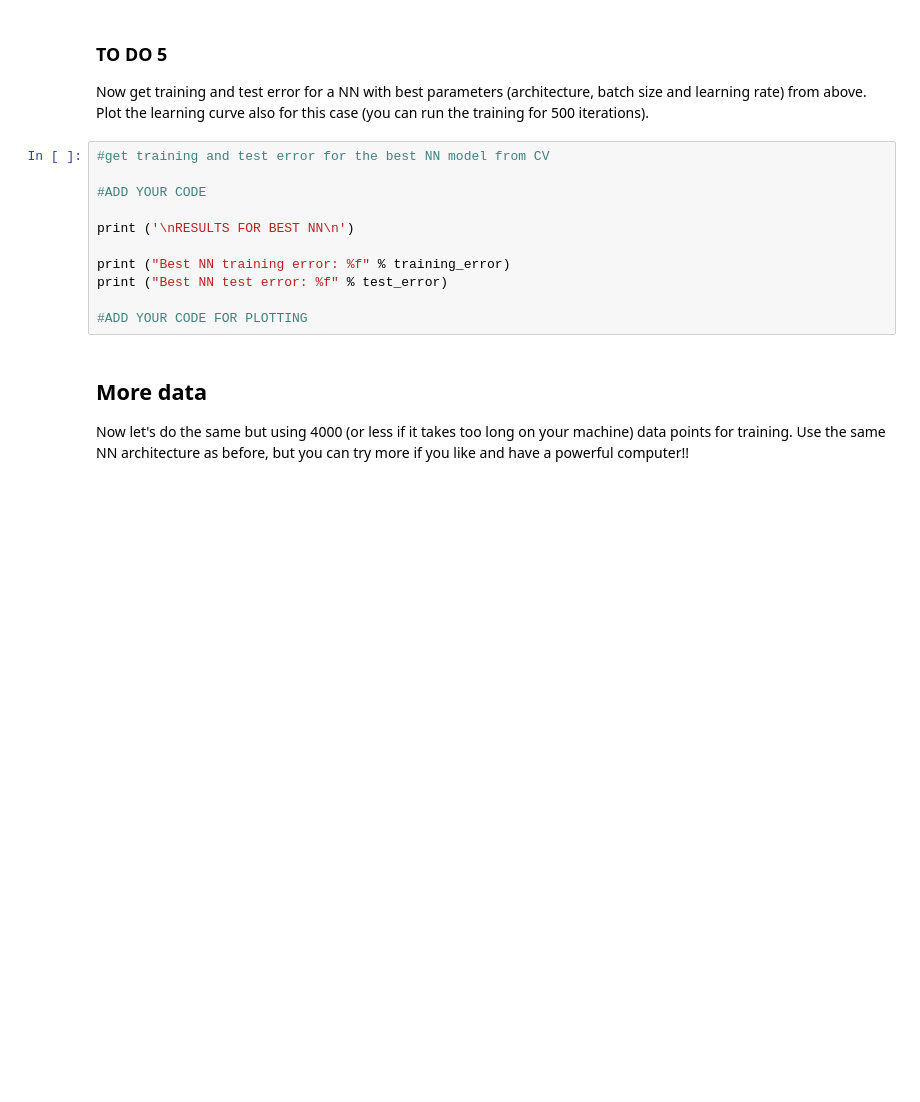
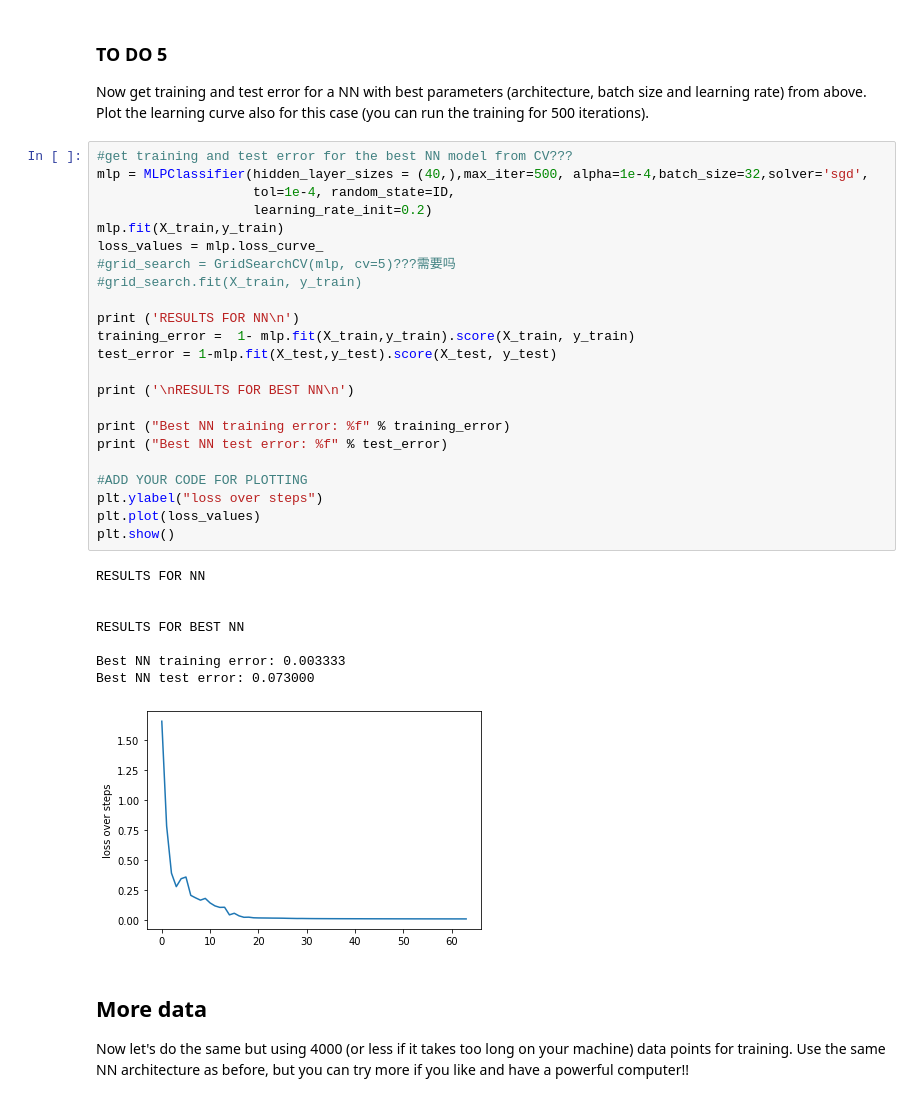
Before and after one commit to OSAKE-0/MachineLearningClassHW, a Jupyter notebook: Lab3 /Tao_Menglu_LAB3.ipynb, the cells around one changed output. Cells and saved outputs as stored; diff of their text form; blank space fills up the shorter version.

```diff
--- a/Lab3 /Tao_Menglu_LAB3.ipynb
+++ b/Lab3 /Tao_Menglu_LAB3.ipynb
@@ -250,16 +399,37 @@ Comment about the learning curves (i.e. the variation of the loss over the steps
 
 Now get training and test error for a NN with best parameters (architecture, batch size and learning rate) from above. Plot the learning curve also for this case (you can run the training for 500 iterations).
 # %%
-#get training and test error for the best NN model from CV
+#get training and test error for the best NN model from CV???
+mlp = MLPClassifier(hidden_layer_sizes = (40,),max_iter=500, alpha=1e-4,batch_size=32,solver='sgd',
+                    tol=1e-4, random_state=ID,
+                    learning_rate_init=0.2)
+mlp.fit(X_train,y_train)
+loss_values = mlp.loss_curve_
+#grid_search = GridSearchCV(mlp, cv=5)???需要吗
+#grid_search.fit(X_train, y_train)
 
-#ADD YOUR CODE
+print ('RESULTS FOR NN\n')
+training_error =  1- mlp.fit(X_train,y_train).score(X_train, y_train)
+test_error = 1-mlp.fit(X_test,y_test).score(X_test, y_test)
 
 print ('\nRESULTS FOR BEST NN\n')
 
 print ("Best NN training error: %f" % training_error)
 print ("Best NN test error: %f" % test_error)
 
 #ADD YOUR CODE FOR PLOTTING
+plt.ylabel("loss over steps")
+plt.plot(loss_values)
+plt.show()
+# %% [output]
+RESULTS FOR NN
+
+
+RESULTS FOR BEST NN
+
+Best NN training error: 0.003333
+Best NN test error: 0.073000
+[figure, added]
 # %% [markdown]
 ## More data
 Now let's do the same but using 4000 (or less if it takes too long on your machine) data points for training. Use the same NN architecture as before, but you can try more if you like and have a powerful computer!!
```
Also changed, not shown: parts of 29 cells of this notebook.
